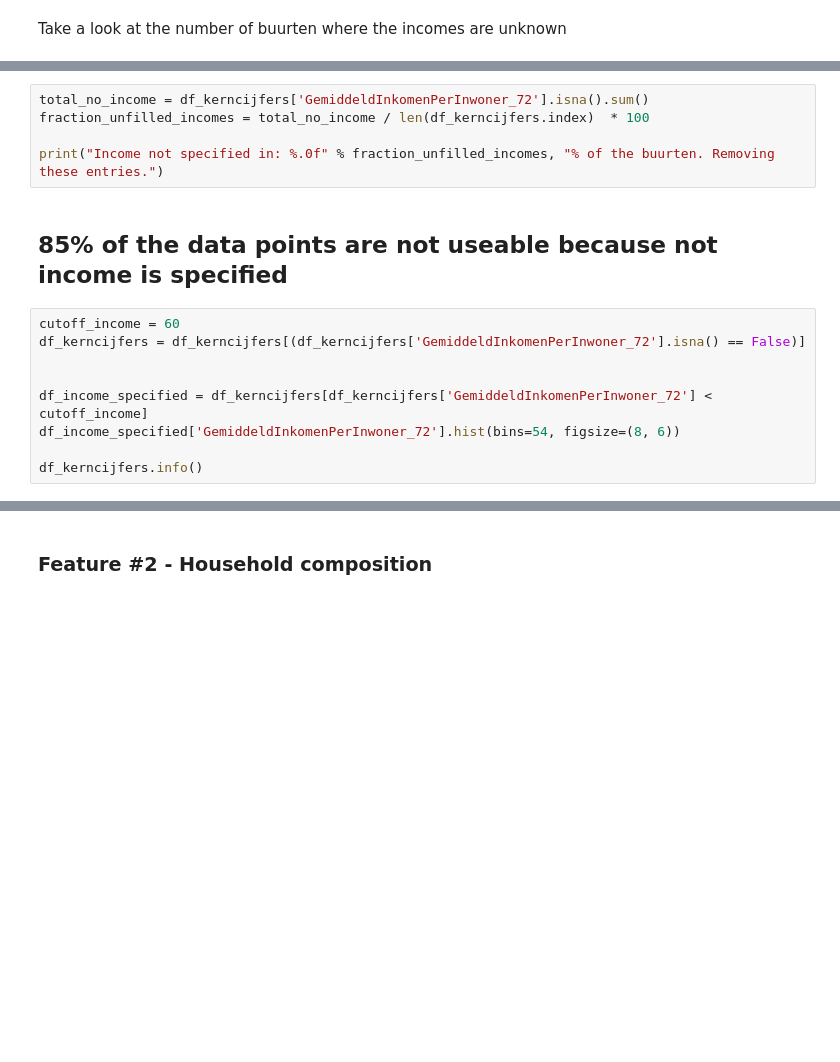
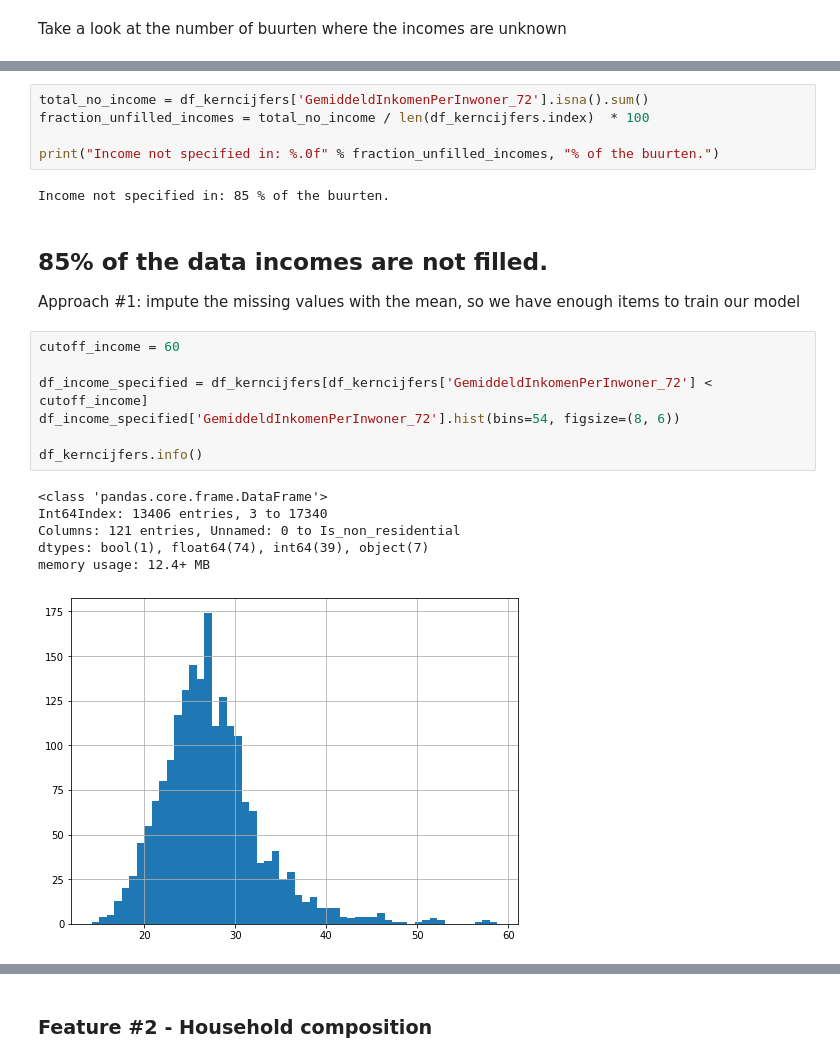
Before and after one commit to expert-solutions/Enexis-case-study, a Jupyter notebook: Models/Model02-Simple-demographics-no-time-dependence-filter-on-residential-areas .ipynb, the cells around one changed output, grey strips where cells are left out. Saved outputs shown, nothing was run; the diff lists cells and outputs as text; blank space fills up the shorter version.

```diff
--- a/Models/Model02-Simple-demographics-no-time-dependence-filter-on-residential-areas .ipynb
+++ b/Models/Model02-Simple-demographics-no-time-dependence-filter-on-residential-areas .ipynb
@@ -69,15 +98,24 @@ df_kerncijfers[df_kerncijfers['GemiddeldInkomenPerInwoner_72'].isna()].sum()
 total_no_income = df_kerncijfers['GemiddeldInkomenPerInwoner_72'].isna().sum()
 fraction_unfilled_incomes = total_no_income / len(df_kerncijfers.index)  * 100
 
-print("Income not specified in: %.0f" % fraction_unfilled_incomes, "% of the buurten. Removing these entries.")
+print("Income not specified in: %.0f" % fraction_unfilled_incomes, "% of the buurten.")
+# %% [output]
+Income not specified in: 85 % of the buurten.
-# %% [markdown]
-## 85% of the data points are not useable because not income is specified
+# %% [markdown]
+## 85% of the data incomes are not filled.
+
+Approach #1: impute the missing values with the mean, so we have enough items to train our model
 # %%
 cutoff_income = 60
-df_kerncijfers = df_kerncijfers[(df_kerncijfers['GemiddeldInkomenPerInwoner_72'].isna() == False)]
-
 
 df_income_specified = df_kerncijfers[df_kerncijfers['GemiddeldInkomenPerInwoner_72'] < cutoff_income]
 df_income_specified['GemiddeldInkomenPerInwoner_72'].hist(bins=54, figsize=(8, 6))
 
 df_kerncijfers.info()
+# %% [output]
+<class 'pandas.core.frame.DataFrame'>
+Int64Index: 13406 entries, 3 to 17340
+Columns: 121 entries, Unnamed: 0 to Is_non_residential
+dtypes: bool(1), float64(74), int64(39), object(7)
+memory usage: 12.4+ MB
+[figure, added]
```
Also changed, not shown: parts of 20 cells of this notebook, 1 other file.
